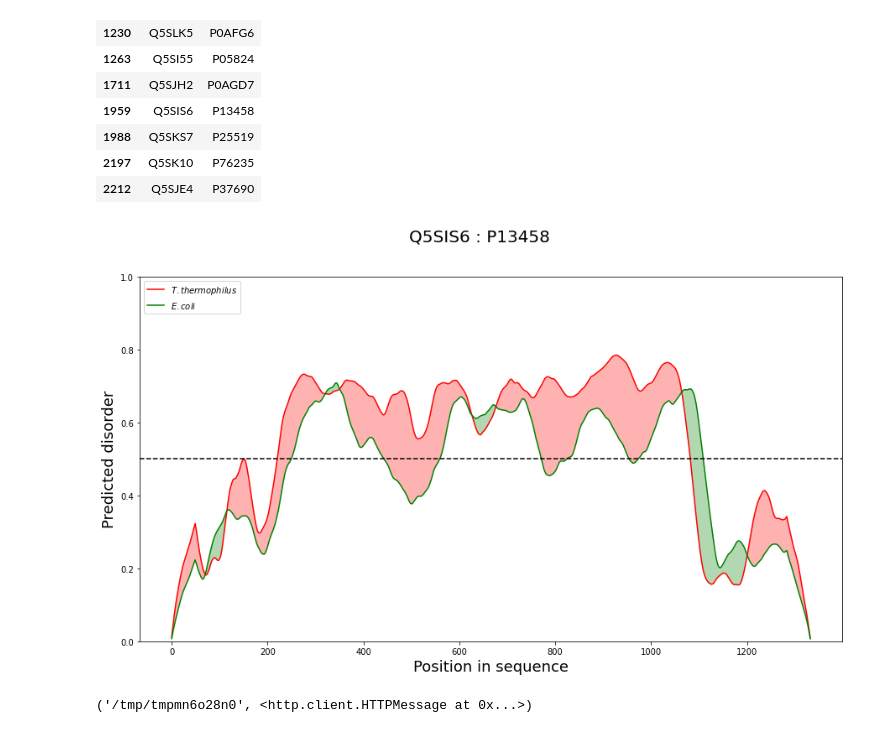
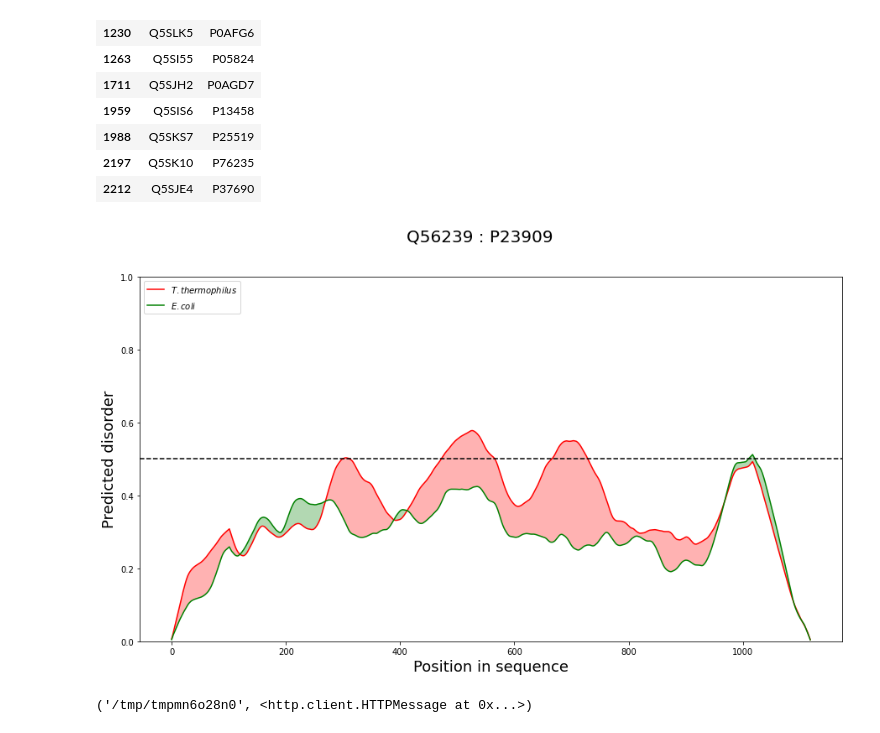
Before and after one commit to alibekk93/IDP_analysis, a Jupyter notebook: IDP_analysis.ipynb, the cells around one changed output. Drawn from its saved outputs; the diff is of its cells as text; code cells hidden in the pictures.

```diff
--- a/IDP_analysis.ipynb
+++ b/IDP_analysis.ipynb
@@ -330,9 +331,9 @@ def fix_neg_inf(df: pd.DataFrame, replacement=np.nan) -> pd.DataFrame:
   return df_new
 # %%
 def plot_IDR_profile(disorder_values: list, labels: list, names: list=None,
-                     mav: int=1, align=False, seqs: list=None,
-                     gap_ins_pen: float=-1, gap_ext_pen: float=-0.5,
-                     savefig=False):
+                     mav: int=1, scale_mav=False, align=False,
+                     seqs: list=None, gap_ins_pen: float=-1,
+                     gap_ext_pen: float=-0.5, savefig=False):
   """Plots an IDR profile for two proteins
   given in list
 
@@ -348,6 +349,11 @@ def plot_IDR_profile(disorder_values: list, labels: list, names: list=None,
   mav : int
     Moving average value. 1 by default,
     which plots original values
+  scale_mav : bool
+    Whether mav should be scaled based on
+    protein length. If True, original mav
+    value would be multiplied by
+    len(protein) / 500. False by default
   align : bool
     If True, will align the disorder values
     based on sequences. False by default
@@ -399,6 +405,9 @@ def plot_IDR_profile(disorder_values: list, labels: list, names: list=None,
   # check for title
   if names != None:
     fig.suptitle(names[0] + ' : ' + names[1], fontsize=20)
+  # Scale mav if needed
+  if scale_mav == True:
+    mav = int(np.round(mav * len(seq1_disorder_full) / 500))
   # plot
   ax.set_ylim(0, 1)
   ax.set_xlabel('Position in sequence', fontsize=18)
@@ -765,18 +774,18 @@ IDP_pairs.query('TT_longest_IDR>=50 & EC_longest_IDR>=50')[['TT_ID', 'EC_ID']]
 | 2197 | Q5SK10 | P76235 |
 | 2212 | Q5SJE4 | P37690 |
 # %%
-names = ['Q5SIS6', 'P13458']
+names = ['Q56239', 'P23909']
 
 fig_name = names[0] + ' - ' + names[1] + '.png'
 
 labels = ['T. thermophilus', 'E. coli']
 
 disorder_values = [IDP_pairs.query('TT_ID=="{}"'.format(names[0])).TT_disorder_combined.iloc[0],
                    IDP_pairs.query('EC_ID=="{}"'.format(names[1])).EC_disorder_combined.iloc[0]]
 seqs = [IDP_pairs.query('TT_ID=="{}"'.format(names[0])).TT_Sequence.iloc[0],
         IDP_pairs.query('EC_ID=="{}"'.format(names[1])).EC_Sequence.iloc[0]]
 
-plot_IDR_profile(disorder_values=disorder_values, labels=labels, names=names, mav=50, align=True,
-                 seqs=seqs, gap_ins_pen=-1, gap_ext_pen=-0.5, savefig=True)
+plot_IDR_profile(disorder_values=disorder_values, labels=labels, names=names, mav=50, scale_mav=True,
+                 align=True, seqs=seqs, gap_ins_pen=-1, gap_ext_pen=-0.5, savefig=True)
 # %% [output]
-[figure, old version]
+[figure, new version]
```
Also changed, not shown: parts of 3 cells of this notebook.
